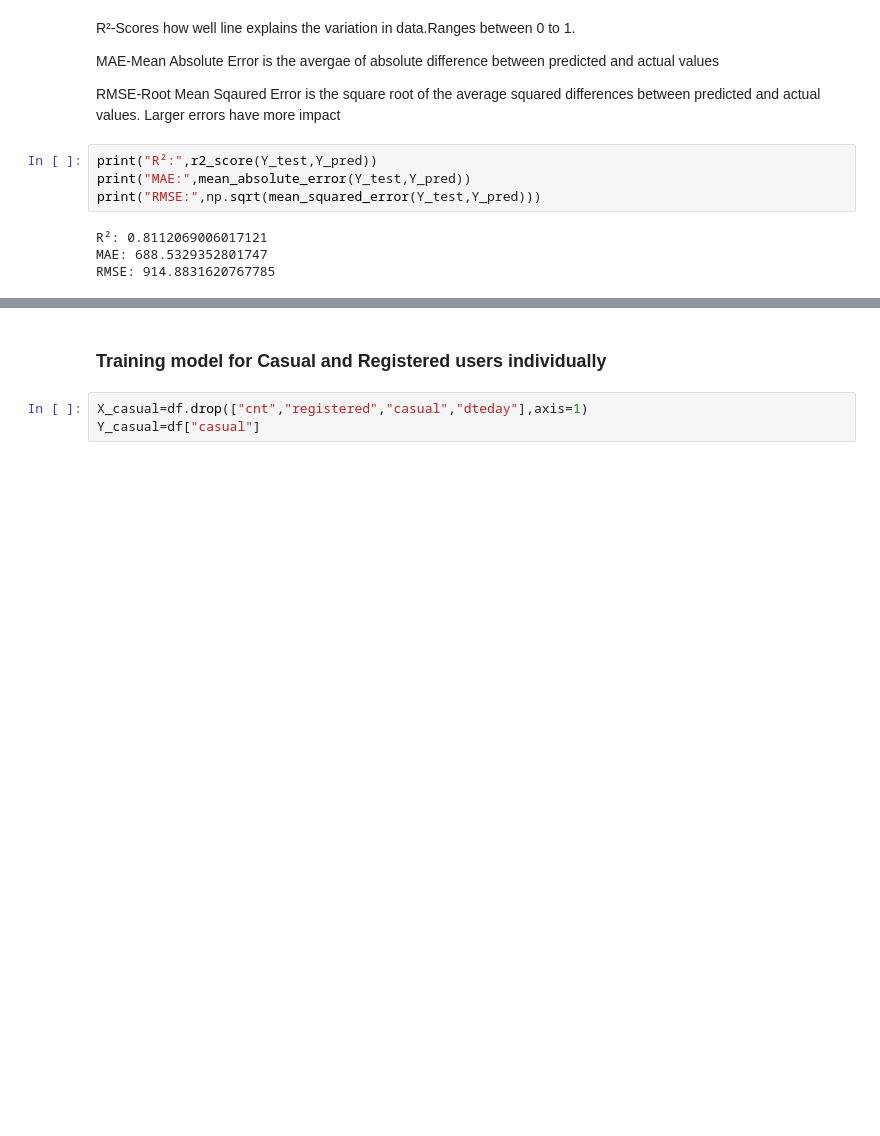
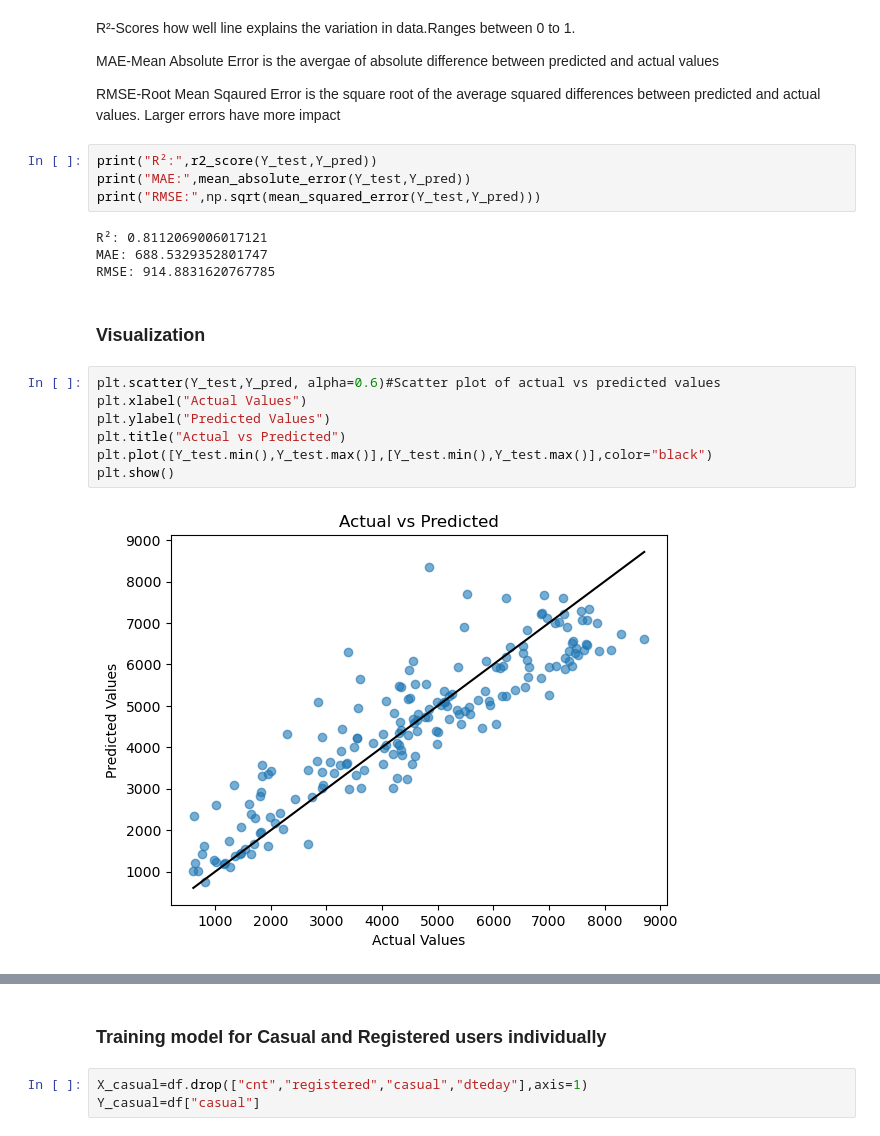
Before and after one commit to royysoans/Predicting-Daily-Bike-Share-Demand, a Jupyter notebook: 1LinReg.ipynb, the cells around one changed output, grey strips where cells are left out. Cells and saved outputs as stored; diff of their text form; blank space fills up the shorter version.

Commit message:
Adding visualisations

```diff
--- a/1LinReg.ipynb
+++ b/1LinReg.ipynb
@@ -99,3 +99,14 @@ print("RMSE:",np.sqrt(mean_squared_error(Y_test,Y_pred)))
 R²: 0.8112069006017121
 MAE: 688.5329352801747
 RMSE: 914.8831620767785
+# %% [markdown]
+### Visualization
+# %%
+plt.scatter(Y_test,Y_pred, alpha=0.6)#Scatter plot of actual vs predicted values
+plt.xlabel("Actual Values")
+plt.ylabel("Predicted Values")
+plt.title("Actual vs Predicted")
+plt.plot([Y_test.min(),Y_test.max()],[Y_test.min(),Y_test.max()],color="black")
+plt.show()
+# %% [output]
+[figure, added]
```
Also changed, not shown: parts of 1 cell of this notebook, 1 other file.
